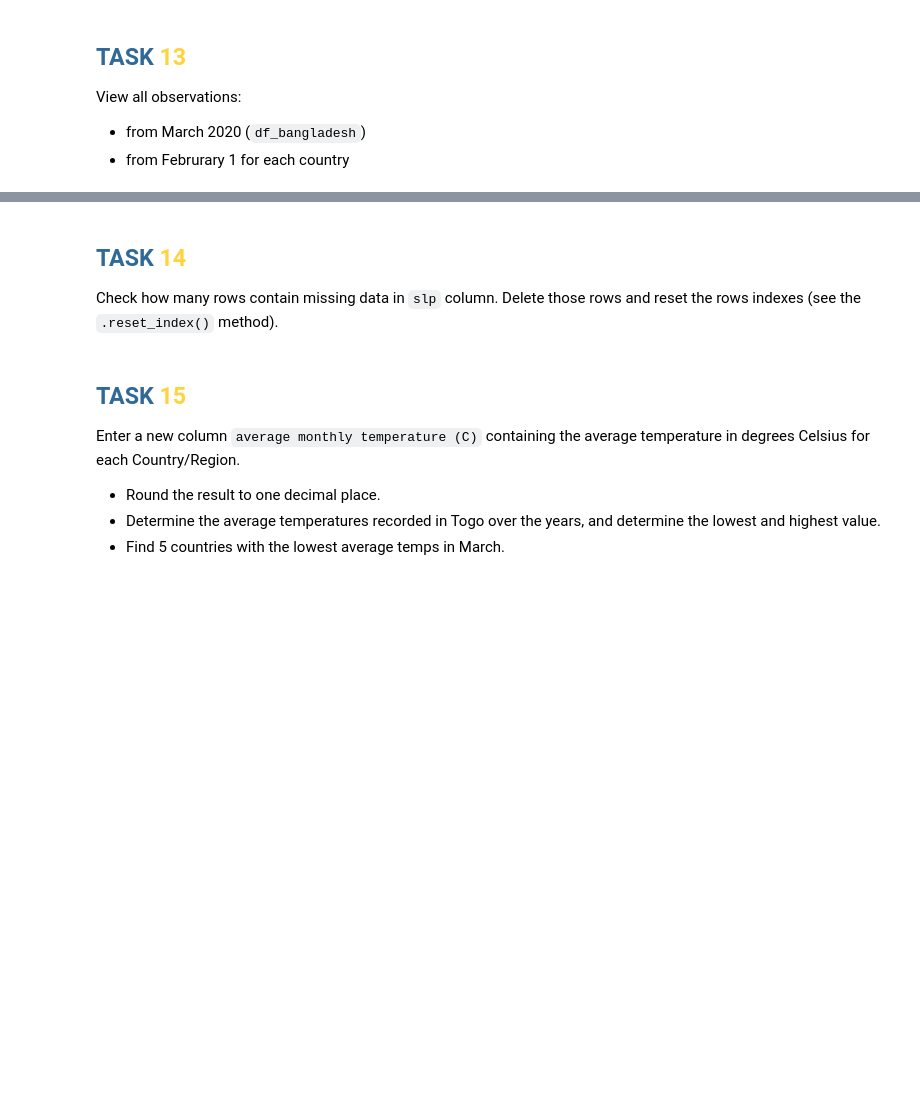
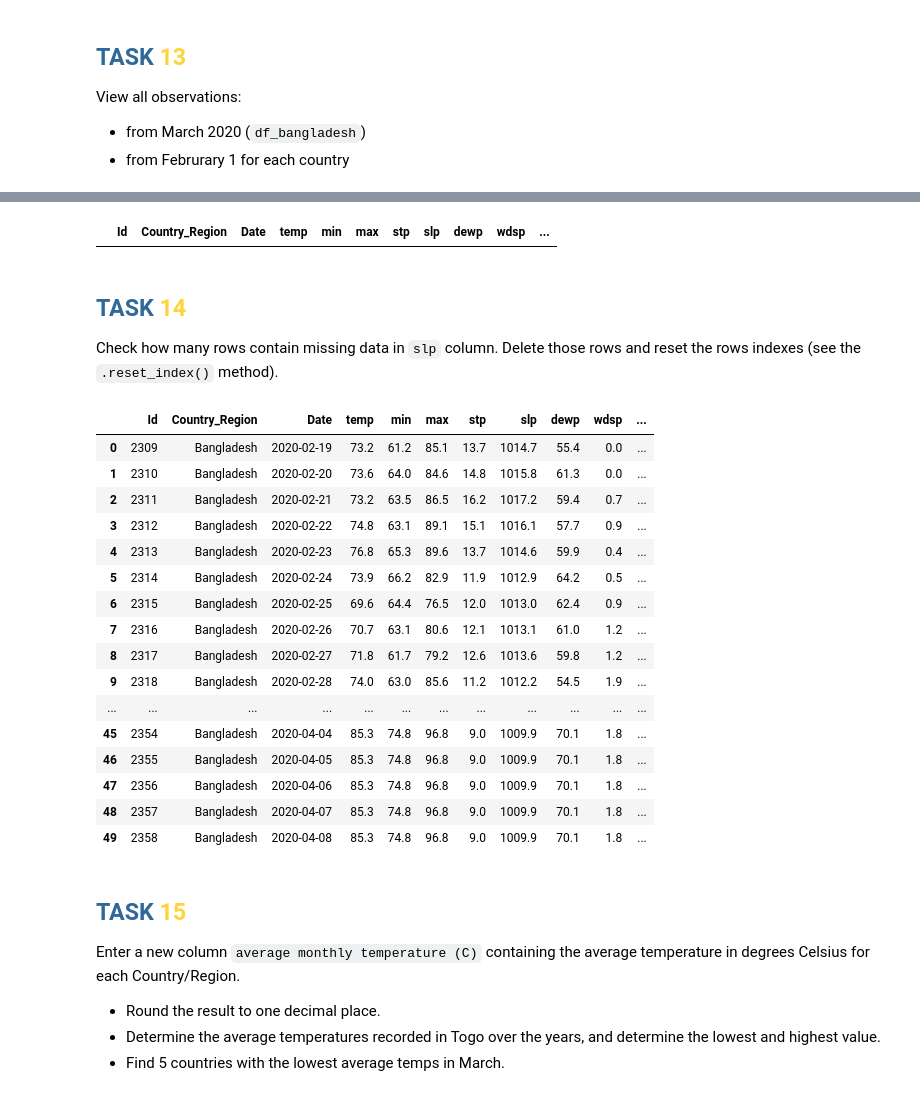
Before and after one commit to Cejs007/PythonDSCZ9, a Jupyter notebook: Copy_of_6_Python_in_Data_Science.ipynb, the cells around one changed output, grey strips where cells are left out. Cells and saved outputs as stored; diff of their text form; code cells hidden in the pictures; blank space fills up the shorter version.

```diff
--- a/Copy_of_6_Python_in_Data_Science.ipynb
+++ b/Copy_of_6_Python_in_Data_Science.ipynb
@@ -1798,2 +2113,3 @@ import pandas as pd
 # %%
-df = pd.read_csv("training_data_with_weather_info_week_4.csv")
+df = pd.read_csv("training_data_with_weather_info_week_4.csv", usecols=cols)
+df
@@ -1813,3 +2133,6 @@ df.head()
 Search through `training_data_with_weather_info_week_4.csv` file for weather data in Bangladesh. Save the data frame as the variable `df_bangladesh`. You can copy the link to a text file and load the data using `pd.read_csv()`. Load only the columns described above.
 
 Hint: using the arguments - usecols (and opt. names) is a good idea.
+# %%
+df_bangladesh = df[df["Country_Region"] == "Bangladesh"]
+df_bangladesh
@@ -1821,3 +2158,7 @@ In the `df_bangladesh` dataset, change the index values for the rows so that the
 Then display:
 * first 7 rows
 * third row both using .loc[] and 'iloc[] - compare the outputs
+# %%
+df_bangladesh = df_bangladesh.reset_index(drop=True)
+df_bangladesh.index = df_bangladesh.index + 1
+df_bangladesh
@@ -1829,0 +2237,3 @@ View all observations:
+# %%
+df_bangladesh['date_clean'] = df_bangladesh['Date'].apply(lambda x: datetime.strptime(x, "%Y-%m-%d"))
+df_bangladesh
@@ -1830,7 +2289,33 @@ View all observations:
+# %%
+df[df["date_clean"] >= datetime(2024, 2, 1, 0, 0)]
+# %% [output]
+|  | Id | Country_Region | Date | temp | min | max | stp | slp | dewp | wdsp | ... |
 # %% [markdown]
 ## **<font color='#306998'>TASK </font><font color='#ffd33b'>14</font>**
 
 Check how many rows contain missing data in `slp` column. Delete those rows and reset the rows indexes (see the `.reset_index()` method).
+# %%
+df_bangladesh = df_bangladesh[df_bangladesh['slp'].notna()]
+df_bangladesh = df_bangladesh.reset_index(drop=True)
+df_bangladesh
+# %% [output]
+|  | Id | Country_Region | Date | temp | min | max | stp | slp | dewp | wdsp | ... |
+| 0 | 2309 | Bangladesh | 2020-02-19 | 73.2 | 61.2 | 85.1 | 13.7 | 1014.7 | 55.4 | 0.0 | ... |
+| 1 | 2310 | Bangladesh | 2020-02-20 | 73.6 | 64.0 | 84.6 | 14.8 | 1015.8 | 61.3 | 0.0 | ... |
+| 2 | 2311 | Bangladesh | 2020-02-21 | 73.2 | 63.5 | 86.5 | 16.2 | 1017.2 | 59.4 | 0.7 | ... |
+| 3 | 2312 | Bangladesh | 2020-02-22 | 74.8 | 63.1 | 89.1 | 15.1 | 1016.1 | 57.7 | 0.9 | ... |
+| 4 | 2313 | Bangladesh | 2020-02-23 | 76.8 | 65.3 | 89.6 | 13.7 | 1014.6 | 59.9 | 0.4 | ... |
+| 5 | 2314 | Bangladesh | 2020-02-24 | 73.9 | 66.2 | 82.9 | 11.9 | 1012.9 | 64.2 | 0.5 | ... |
+| 6 | 2315 | Bangladesh | 2020-02-25 | 69.6 | 64.4 | 76.5 | 12.0 | 1013.0 | 62.4 | 0.9 | ... |
+| 7 | 2316 | Bangladesh | 2020-02-26 | 70.7 | 63.1 | 80.6 | 12.1 | 1013.1 | 61.0 | 1.2 | ... |
+| 8 | 2317 | Bangladesh | 2020-02-27 | 71.8 | 61.7 | 79.2 | 12.6 | 1013.6 | 59.8 | 1.2 | ... |
+| 9 | 2318 | Bangladesh | 2020-02-28 | 74.0 | 63.0 | 85.6 | 11.2 | 1012.2 | 54.5 | 1.9 | ... |
+| ... | ... | ... | ... | ... | ... | ... | ... | ... | ... | ... | ... |
+| 45 | 2354 | Bangladesh | 2020-04-04 | 85.3 | 74.8 | 96.8 | 9.0 | 1009.9 | 70.1 | 1.8 | ... |
+| 46 | 2355 | Bangladesh | 2020-04-05 | 85.3 | 74.8 | 96.8 | 9.0 | 1009.9 | 70.1 | 1.8 | ... |
+| 47 | 2356 | Bangladesh | 2020-04-06 | 85.3 | 74.8 | 96.8 | 9.0 | 1009.9 | 70.1 | 1.8 | ... |
+| 48 | 2357 | Bangladesh | 2020-04-07 | 85.3 | 74.8 | 96.8 | 9.0 | 1009.9 | 70.1 | 1.8 | ... |
+| 49 | 2358 | Bangladesh | 2020-04-08 | 85.3 | 74.8 | 96.8 | 9.0 | 1009.9 | 70.1 | 1.8 | ... |
 # %% [markdown]
 ## **<font color='#306998'>TASK </font><font color='#ffd33b'>15</font>**
 
```
Also changed, not shown: parts of 97 cells of this notebook.
